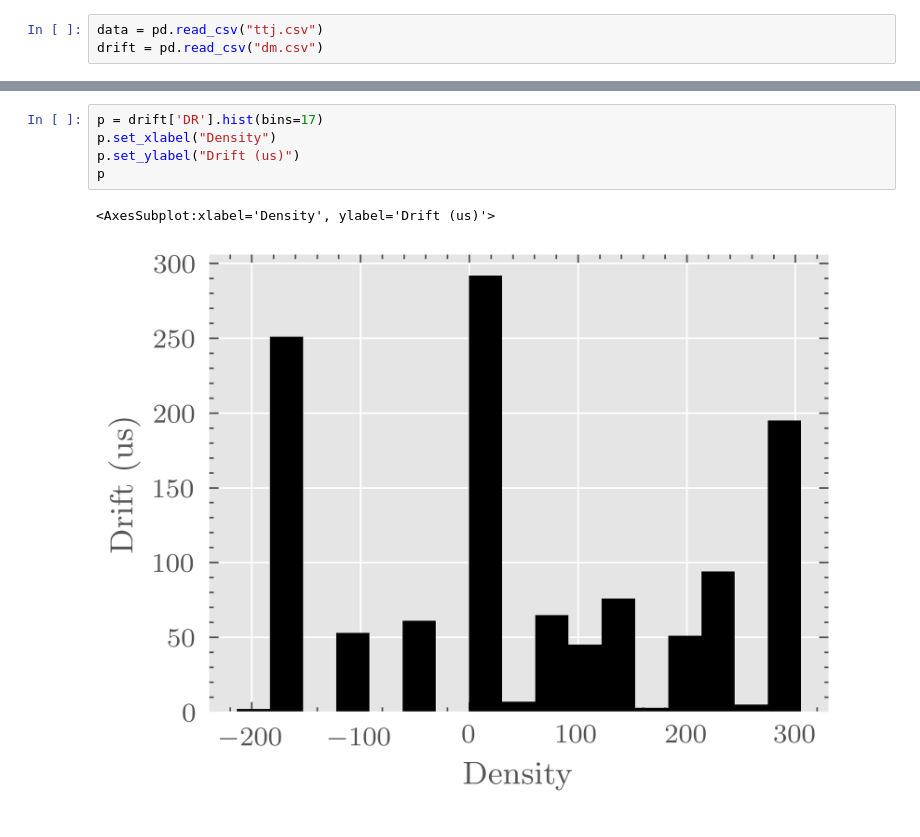
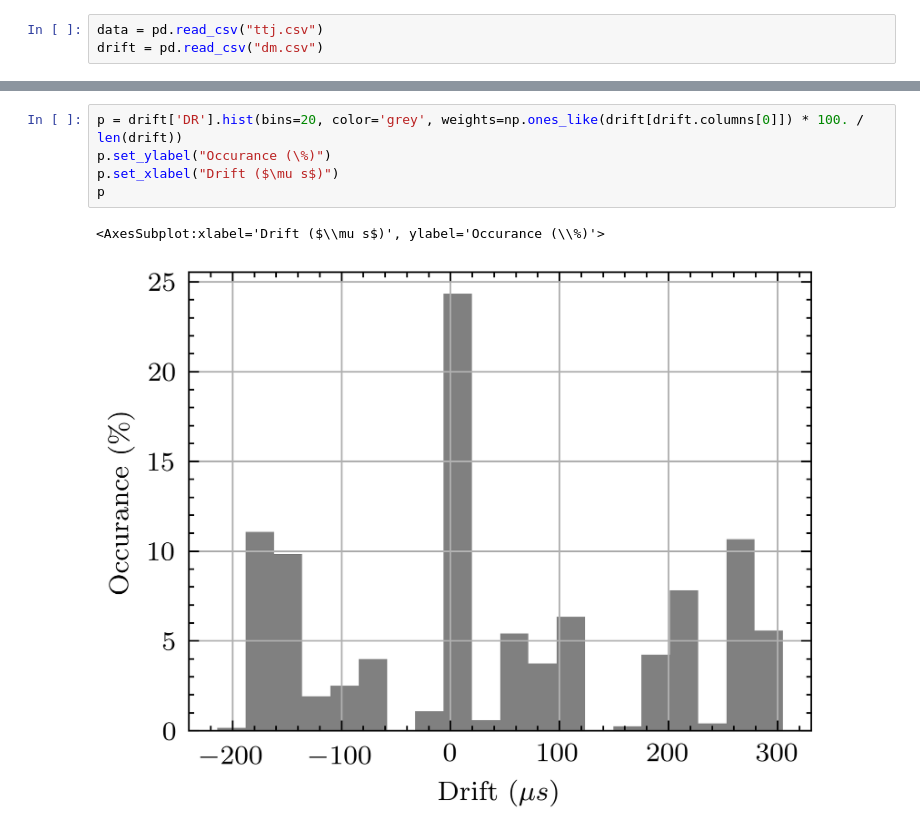
Before and after one commit to tperale/tsch-lora, a Jupyter notebook: docs/Measurements.ipynb, the cells around one changed output, grey strips where cells are left out. Drawn from its saved outputs; the diff is of its cells as text.

```diff
--- a/docs/Measurements.ipynb
+++ b/docs/Measurements.ipynb
@@ -17,8 +18,8 @@ p
-# %%
-p = drift['DR'].hist(bins=17)
-p.set_xlabel("Density")
-p.set_ylabel("Drift (us)")
-p
-# %% [output]
-<AxesSubplot:xlabel='Density', ylabel='Drift (us)'>
-[figure, removed]
+# %%
+p = drift['DR'].hist(bins=20, color='grey', weights=np.ones_like(drift[drift.columns[0]]) * 100. / len(drift))
+p.set_ylabel("Occurance (\%)")
+p.set_xlabel("Drift ($\mu s$)")
+p
+# %% [output]
+<AxesSubplot:xlabel='Drift ($\\mu s$)', ylabel='Occurance (\\%)'>
+[figure, added]
```
Also changed, not shown: parts of 2 cells of this notebook, 1 other file.
